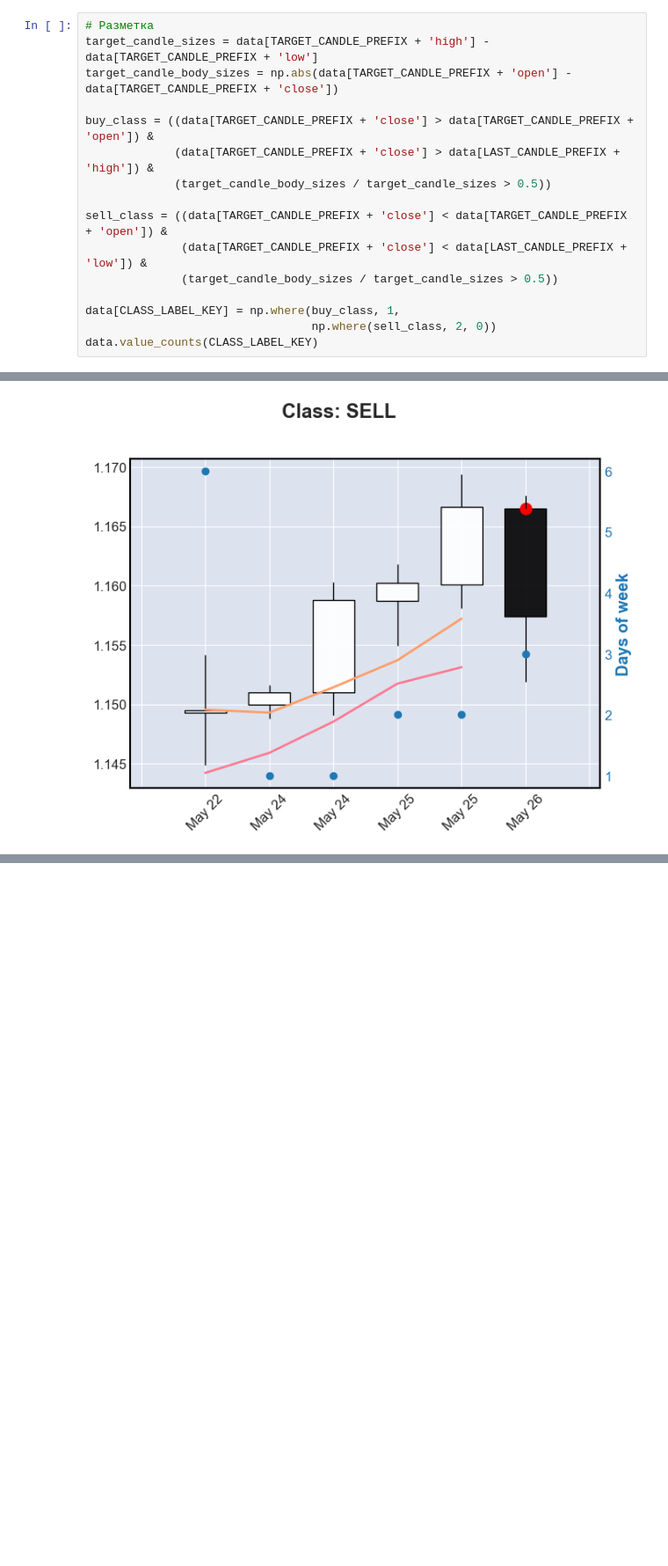
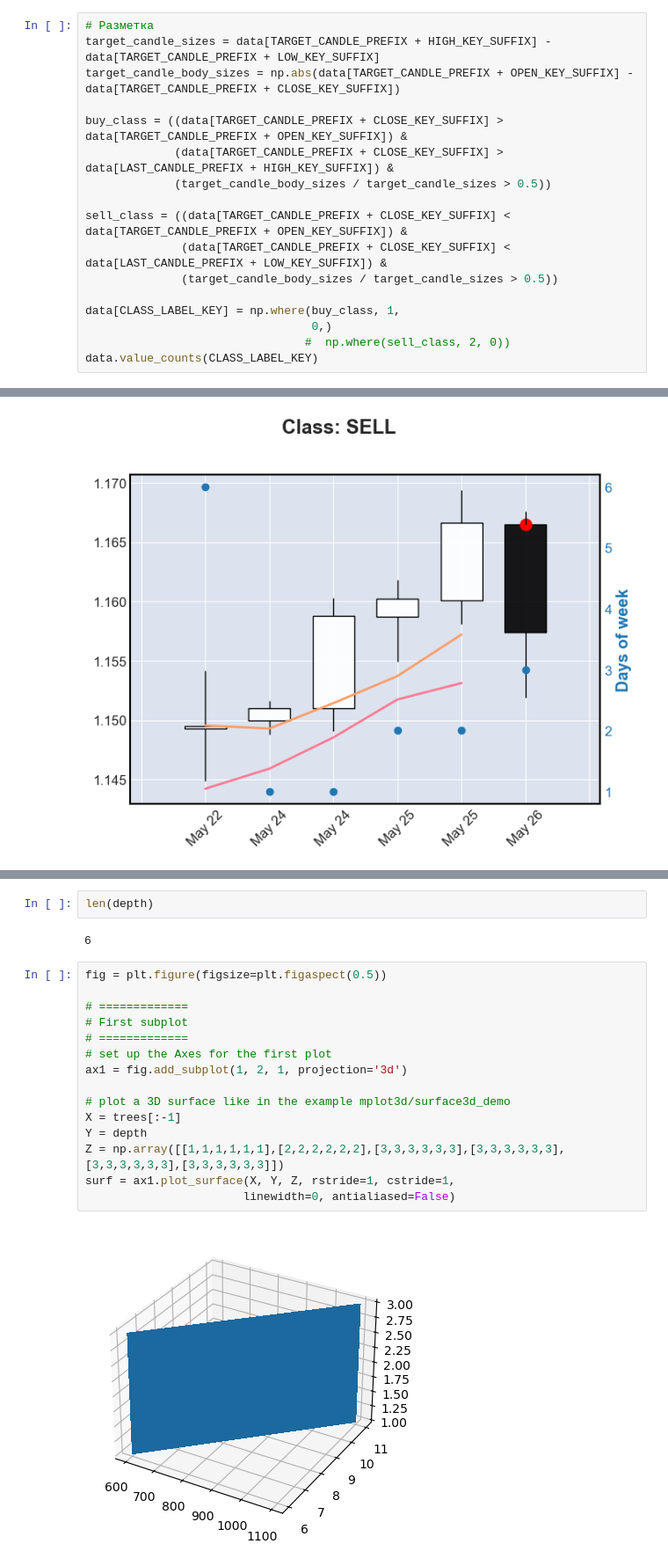
Before and after one commit to emazurenko/otus-ml-professional, a Jupyter notebook: projectwork/projectwork.ipynb, the cells around one changed output, grey strips where cells are left out. Shown at 88% size. Drawn from its saved outputs; the diff is of its cells as text; blank space fills up the shorter version.

```diff
--- a/projectwork/projectwork.ipynb
+++ b/projectwork/projectwork.ipynb
@@ -57,18 +68,19 @@ DAY_OF_WEEK_PREFIX = 'dweek'
 # %%
 # Разметка
-target_candle_sizes = data[TARGET_CANDLE_PREFIX + 'high'] - data[TARGET_CANDLE_PREFIX + 'low']
-target_candle_body_sizes = np.abs(data[TARGET_CANDLE_PREFIX + 'open'] - data[TARGET_CANDLE_PREFIX + 'close'])
+target_candle_sizes = data[TARGET_CANDLE_PREFIX + HIGH_KEY_SUFFIX] - data[TARGET_CANDLE_PREFIX + LOW_KEY_SUFFIX]
+target_candle_body_sizes = np.abs(data[TARGET_CANDLE_PREFIX + OPEN_KEY_SUFFIX] - data[TARGET_CANDLE_PREFIX + CLOSE_KEY_SUFFIX])
 
-buy_class = ((data[TARGET_CANDLE_PREFIX + 'close'] > data[TARGET_CANDLE_PREFIX + 'open']) &
-             (data[TARGET_CANDLE_PREFIX + 'close'] > data[LAST_CANDLE_PREFIX + 'high']) &
+buy_class = ((data[TARGET_CANDLE_PREFIX + CLOSE_KEY_SUFFIX] > data[TARGET_CANDLE_PREFIX + OPEN_KEY_SUFFIX]) &
+             (data[TARGET_CANDLE_PREFIX + CLOSE_KEY_SUFFIX] > data[LAST_CANDLE_PREFIX + HIGH_KEY_SUFFIX]) &
              (target_candle_body_sizes / target_candle_sizes > 0.5))
 
-sell_class = ((data[TARGET_CANDLE_PREFIX + 'close'] < data[TARGET_CANDLE_PREFIX + 'open']) &
-              (data[TARGET_CANDLE_PREFIX + 'close'] < data[LAST_CANDLE_PREFIX + 'low']) &
+sell_class = ((data[TARGET_CANDLE_PREFIX + CLOSE_KEY_SUFFIX] < data[TARGET_CANDLE_PREFIX + OPEN_KEY_SUFFIX]) &
+              (data[TARGET_CANDLE_PREFIX + CLOSE_KEY_SUFFIX] < data[LAST_CANDLE_PREFIX + LOW_KEY_SUFFIX]) &
               (target_candle_body_sizes / target_candle_sizes > 0.5))
 
 data[CLASS_LABEL_KEY] = np.where(buy_class, 1,
-                                 np.where(sell_class, 2, 0))
+                                 0,)
+                                #  np.where(sell_class, 2, 0))
 data.value_counts(CLASS_LABEL_KEY)
 # %% [output]
 class
@@ -261,0 +426,21 @@ g = sns.scatterplot(x=train_tsne[:,0], y=train_tsne[:,1], hue=y_train * y_train_
+# %%
+len(depth)
+# %% [output]
+6
+# %%
+fig = plt.figure(figsize=plt.figaspect(0.5))
+
+# =============
+# First subplot
+# =============
+# set up the Axes for the first plot
+ax1 = fig.add_subplot(1, 2, 1, projection='3d')
+
+# plot a 3D surface like in the example mplot3d/surface3d_demo
+X = trees[:-1]
+Y = depth
+Z = np.array([[1,1,1,1,1,1],[2,2,2,2,2,2],[3,3,3,3,3,3],[3,3,3,3,3,3],[3,3,3,3,3,3],[3,3,3,3,3,3]])
+surf = ax1.plot_surface(X, Y, Z, rstride=1, cstride=1,
+                       linewidth=0, antialiased=False)
+# %% [output]
+[figure, added]
```
Also changed, not shown: parts of 26 cells of this notebook.
